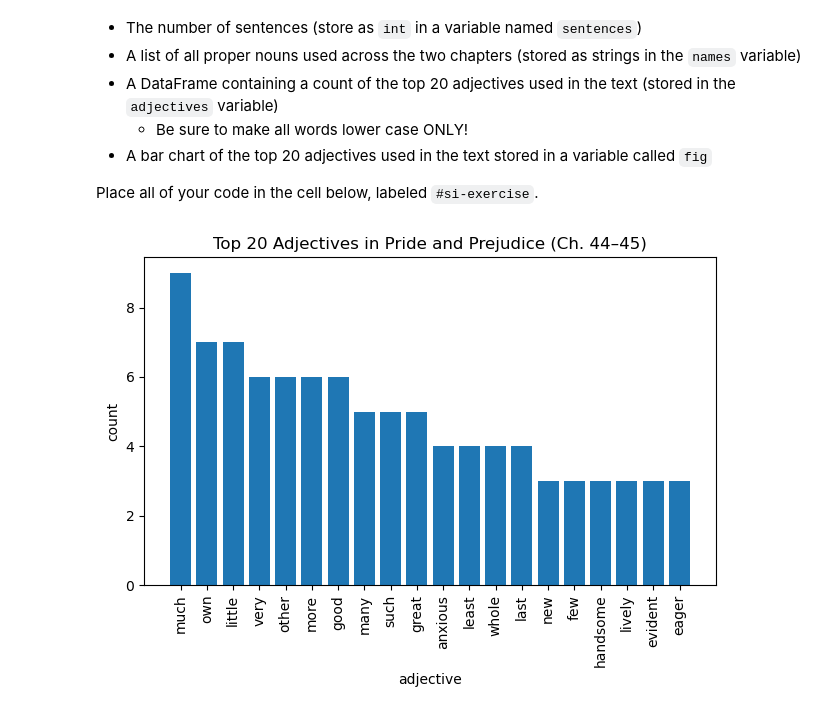
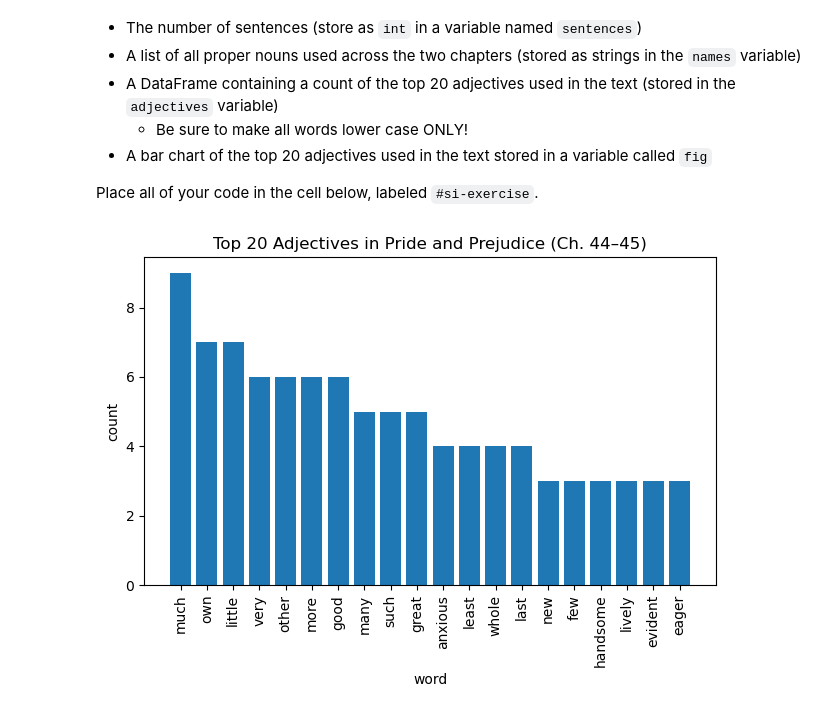
Before and after one commit to jetty-setter/econ8320-assignment-12, a Jupyter notebook: Lesson.ipynb, the cells around one changed output. Drawn from its saved outputs; the diff is of its cells as text; code cells hidden in the pictures.

```diff
--- a/Lesson.ipynb
+++ b/Lesson.ipynb
@@ -208,46 +208,45 @@ Place all of your code in the cell below, labeled `#si-exercise`.
 #si-exercise
 
 import spacy
 from collections import Counter
 import pandas as pd
 import requests
 import matplotlib.pyplot as plt
 
-# 1. Load the text
-url = "https://raw.githubusercontent.com/dustywhite7/Econ8320/refs/heads/master/AssignmentData/prideAndPrejudiceChapters.txt"
+# 1. Load the text for chapters 44 and 45 of Pride and Prejudice
+url = "https://github.com/dustywhite7/Econ8320/raw/refs/heads/master/AssignmentData/prideAndPrejudiceChapters.txt"
 text = requests.get(url).text
 
 # 2. Load spaCy model and parse the document
 nlp = spacy.load("en_core_web_sm")
 doc = nlp(text)
 
-# 3. Number of sentences (int, stored in `sentences`)
+# 3. Number of sentences (int)
 sentences = len(list(doc.sents))
 
-# 4. List of all proper nouns used across the two chapters (strings in `names`)
-names = [token.text for token in doc if token.pos_ == "PROPN"]
+# 4. List of all proper nouns (unique, sorted list of strings)
+names = sorted({token.text for token in doc if token.pos_ == "PROPN"})
 
-# 5. DataFrame of top 20 adjectives (all lowercase) stored in `adjectives`
-#    Use lemmas so "happy", "happier", "happiest" roll up together
+# 5. DataFrame of the top 20 adjectives (lowercase lemmas) with counts
 adj_lemmas = [
     token.lemma_.lower()
     for token in doc
     if token.pos_ == "ADJ" and token.is_alpha
 ]
 
-counts = Counter(adj_lemmas)
-top20 = counts.most_common(20)
+adj_counts = Counter(adj_lemmas)
+top20 = adj_counts.most_common(20)
 
-adjectives = pd.DataFrame(top20, columns=["adjective", "count"])
+adjectives = pd.DataFrame(top20, columns=["word", "count"])
 
-# 6. Bar chart of the top 20 adjectives stored in `fig`
+# 6. Bar chart of the top 20 adjectives stored in fig
 fig, ax = plt.subplots()
-ax.bar(adjectives["adjective"], adjectives["count"])
-ax.set_xlabel("adjective")
+ax.bar(adjectives["word"], adjectives["count"])
+ax.set_xlabel("word")
 ax.set_ylabel("count")
 ax.set_title("Top 20 Adjectives in Pride and Prejudice (Ch. 44–45)")
-ax.set_xticks(range(len(adjectives["adjective"])))
-ax.set_xticklabels(adjectives["adjective"], rotation=90)
+ax.set_xticks(range(len(adjectives["word"])))
+ax.set_xticklabels(adjectives["word"], rotation=90)
 plt.tight_layout()
 # %% [output]
-[figure, old version]
+[figure, new version]
```
